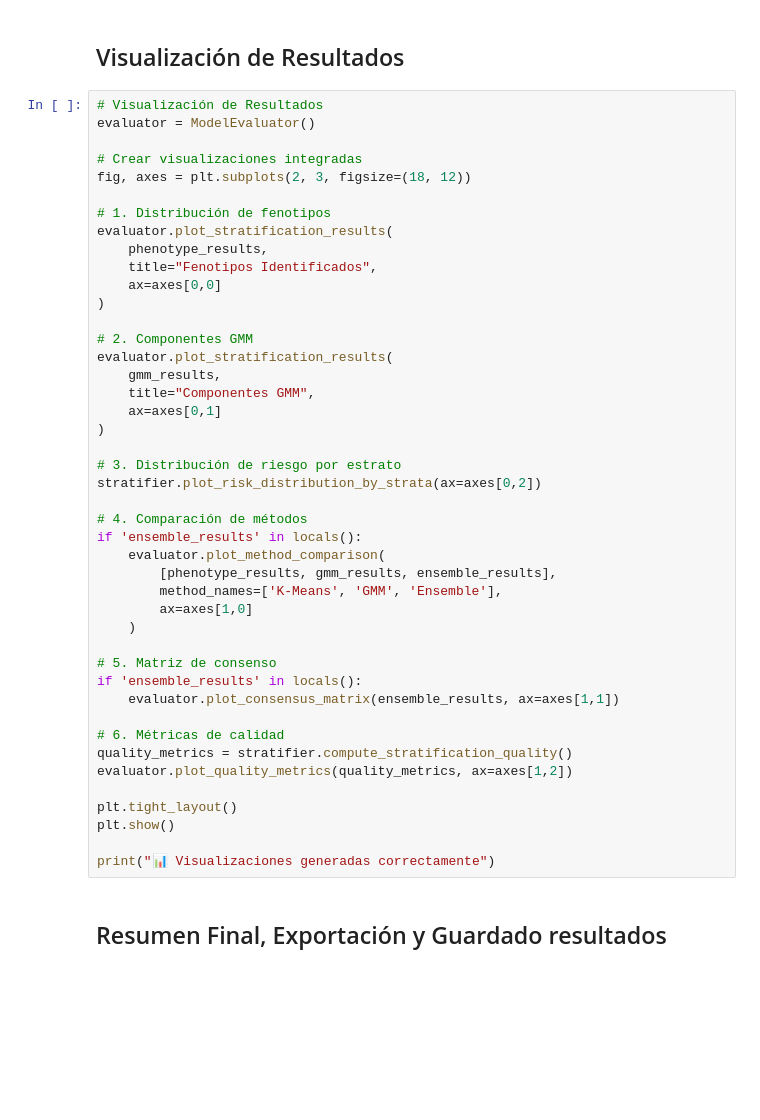
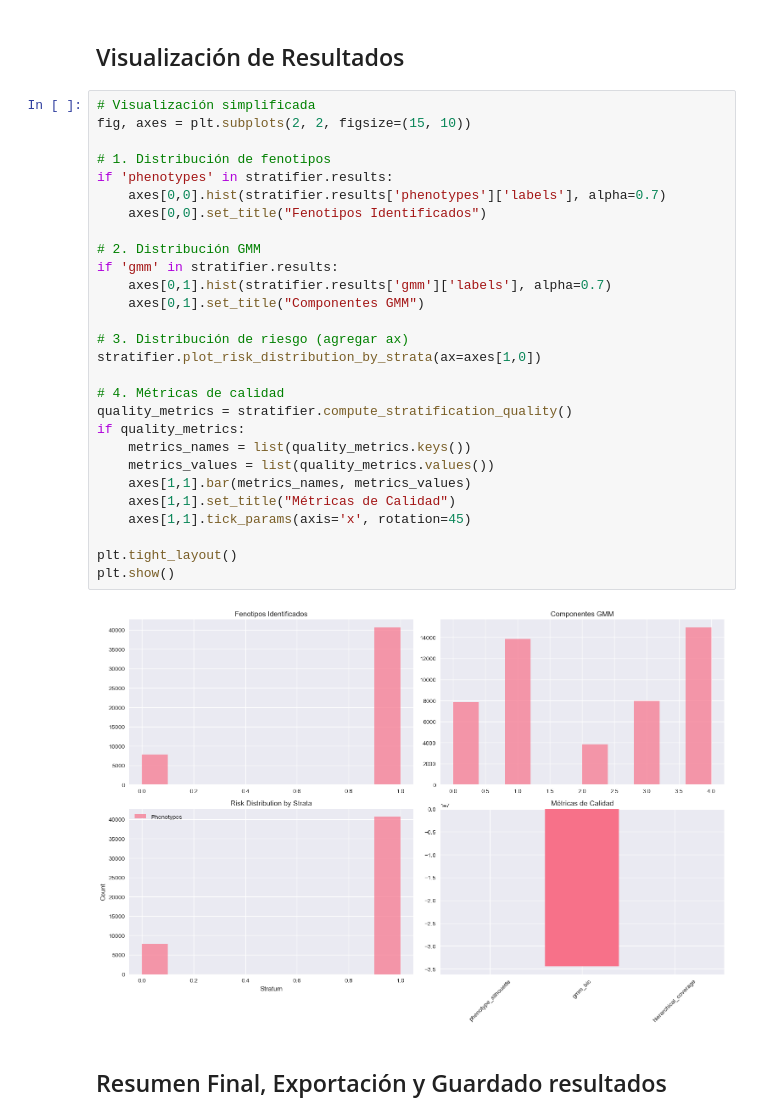
Before and after one commit to AbrahamTartalos/alzheimer-multimodal-monitoring, a Jupyter notebook: notebooks/09e_risk_stratification.ipynb, the cells around one changed output. Saved outputs shown, nothing was run; the diff lists cells and outputs as text; blank space fills up the shorter version.

Commit message:
Modificaciones mínimas en los cuadernos del pipeline de modelado

```diff
--- a/notebooks/09e_risk_stratification.ipynb
+++ b/notebooks/09e_risk_stratification.ipynb
@@ -217,49 +262,35 @@ with mlflow.start_run(run_name="ensemble_stratification"):
 # %% [markdown]
 ## Visualización de Resultados
 # %%
-# Visualización de Resultados
-evaluator = ModelEvaluator()
-
-# Crear visualizaciones integradas
-fig, axes = plt.subplots(2, 3, figsize=(18, 12))
+# Visualización simplificada
+fig, axes = plt.subplots(2, 2, figsize=(15, 10))
 
 # 1. Distribución de fenotipos
-evaluator.plot_stratification_results(
-    phenotype_results,
-    title="Fenotipos Identificados",
-    ax=axes[0,0]
-)
+if 'phenotypes' in stratifier.results:
+    axes[0,0].hist(stratifier.results['phenotypes']['labels'], alpha=0.7)
+    axes[0,0].set_title("Fenotipos Identificados")
 
-# 2. Componentes GMM
-evaluator.plot_stratification_results(
-    gmm_results,
-    title="Componentes GMM",
-    ax=axes[0,1]
-)
+# 2. Distribución GMM
+if 'gmm' in stratifier.results:
+    axes[0,1].hist(stratifier.results['gmm']['labels'], alpha=0.7)
+    axes[0,1].set_title("Componentes GMM")
 
-# 3. Distribución de riesgo por estrato
-stratifier.plot_risk_distribution_by_strata(ax=axes[0,2])
+# 3. Distribución de riesgo (agregar ax)
+stratifier.plot_risk_distribution_by_strata(ax=axes[1,0])
 
-# 4. Comparación de métodos
-if 'ensemble_results' in locals():
-    evaluator.plot_method_comparison(
-        [phenotype_results, gmm_results, ensemble_results],
-        method_names=['K-Means', 'GMM', 'Ensemble'],
-        ax=axes[1,0]
-    )
-
-# 5. Matriz de consenso
-if 'ensemble_results' in locals():
-    evaluator.plot_consensus_matrix(ensemble_results, ax=axes[1,1])
-
-# 6. Métricas de calidad
+# 4. Métricas de calidad
 quality_metrics = stratifier.compute_stratification_quality()
-evaluator.plot_quality_metrics(quality_metrics, ax=axes[1,2])
+if quality_metrics:
+    metrics_names = list(quality_metrics.keys())
+    metrics_values = list(quality_metrics.values())
+    axes[1,1].bar(metrics_names, metrics_values)
+    axes[1,1].set_title("Métricas de Calidad")
+    axes[1,1].tick_params(axis='x', rotation=45)
 
 plt.tight_layout()
 plt.show()
-
-print("📊 Visualizaciones generadas correctamente")
+# %% [output]
+[figure, added]
 # %% [markdown]
 ## Resumen Final, Exportación y Guardado resultados
 # %%
```
Also changed, not shown: parts of 18 cells of this notebook, 2 other files.
